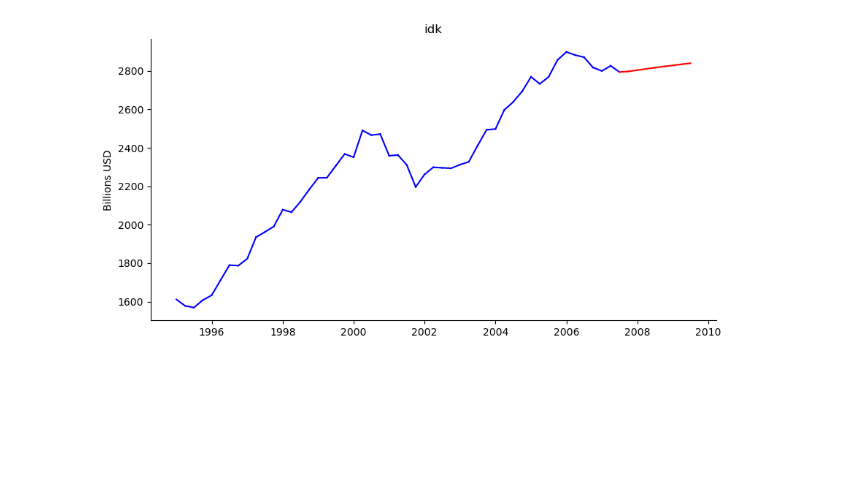
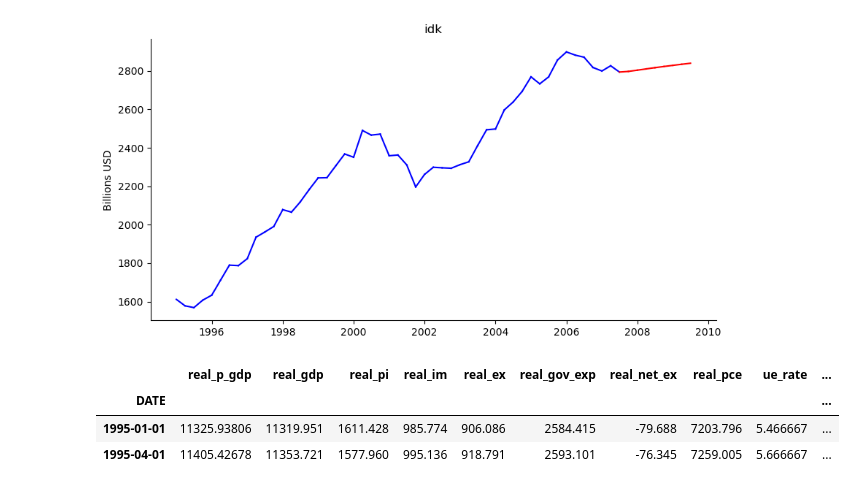
Before and after one commit to linssen2/econ570-project, a Jupyter notebook: output_gap.ipynb, the cells around one changed output. Cells and saved outputs as stored; diff of their text form; code cells hidden in the pictures; blank space fills up the shorter version.

```diff
--- a/output_gap.ipynb
+++ b/output_gap.ipynb
@@ -347,3 +348,10 @@ ax.set_ylabel('Billions USD')
 plt.show()
 # %% [output]
 [figure]
+# %%
+data_q.head(2)
+# %% [output]
+|  | real_p_gdp | real_gdp | real_pi | real_im | real_ex | real_gov_exp | real_net_ex | real_pce | ue_rate | ... |
+| DATE |  |  |  |  |  |  |  |  |  | ... |
+| 1995-01-01 | 11325.93806 | 11319.951 | 1611.428 | 985.774 | 906.086 | 2584.415 | -79.688 | 7203.796 | 5.466667 | ... |
+| 1995-04-01 | 11405.42678 | 11353.721 | 1577.960 | 995.136 | 918.791 | 2593.101 | -76.345 | 7259.005 | 5.666667 | ... |
```
Also changed, not shown: parts of 8 cells of this notebook.
